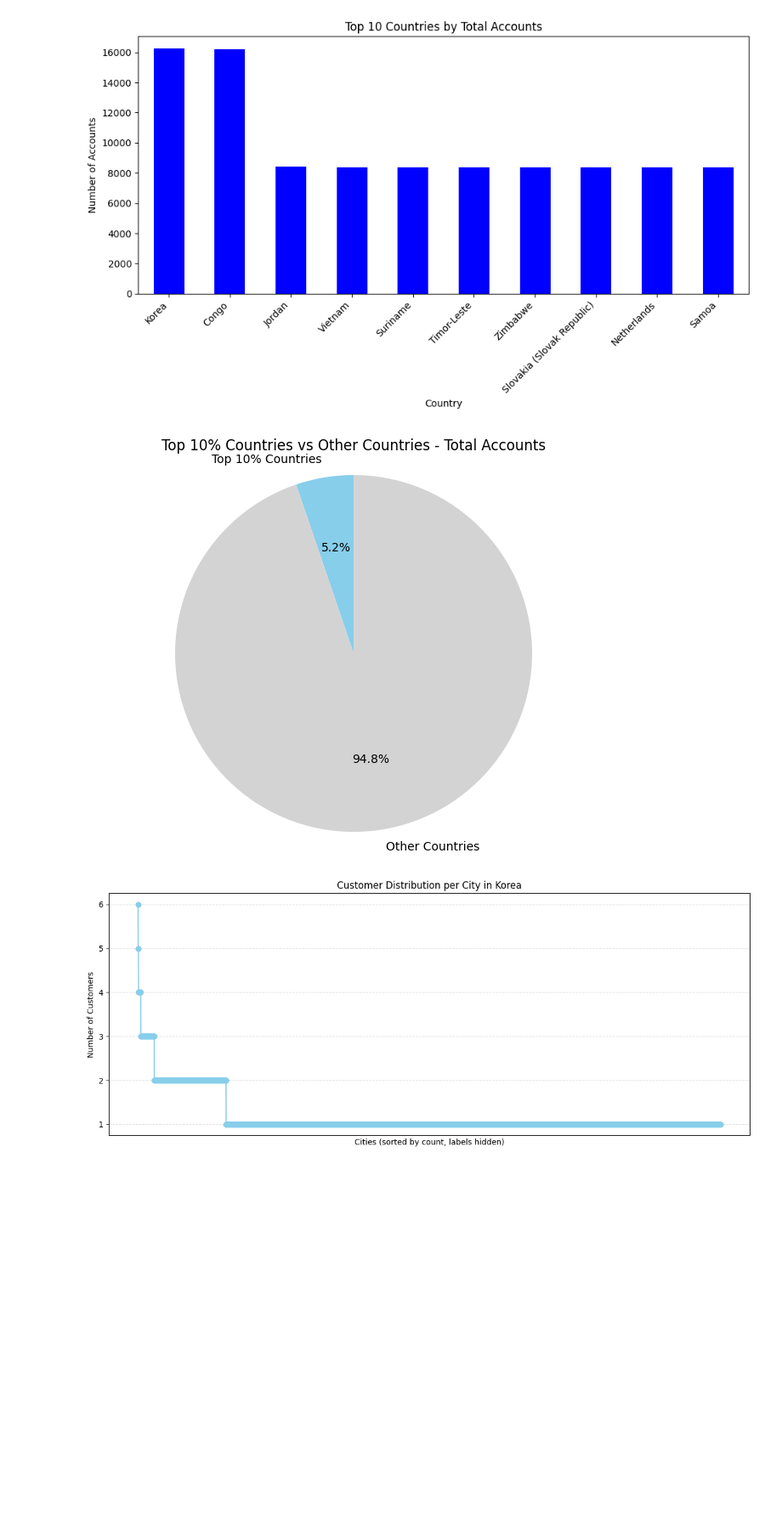
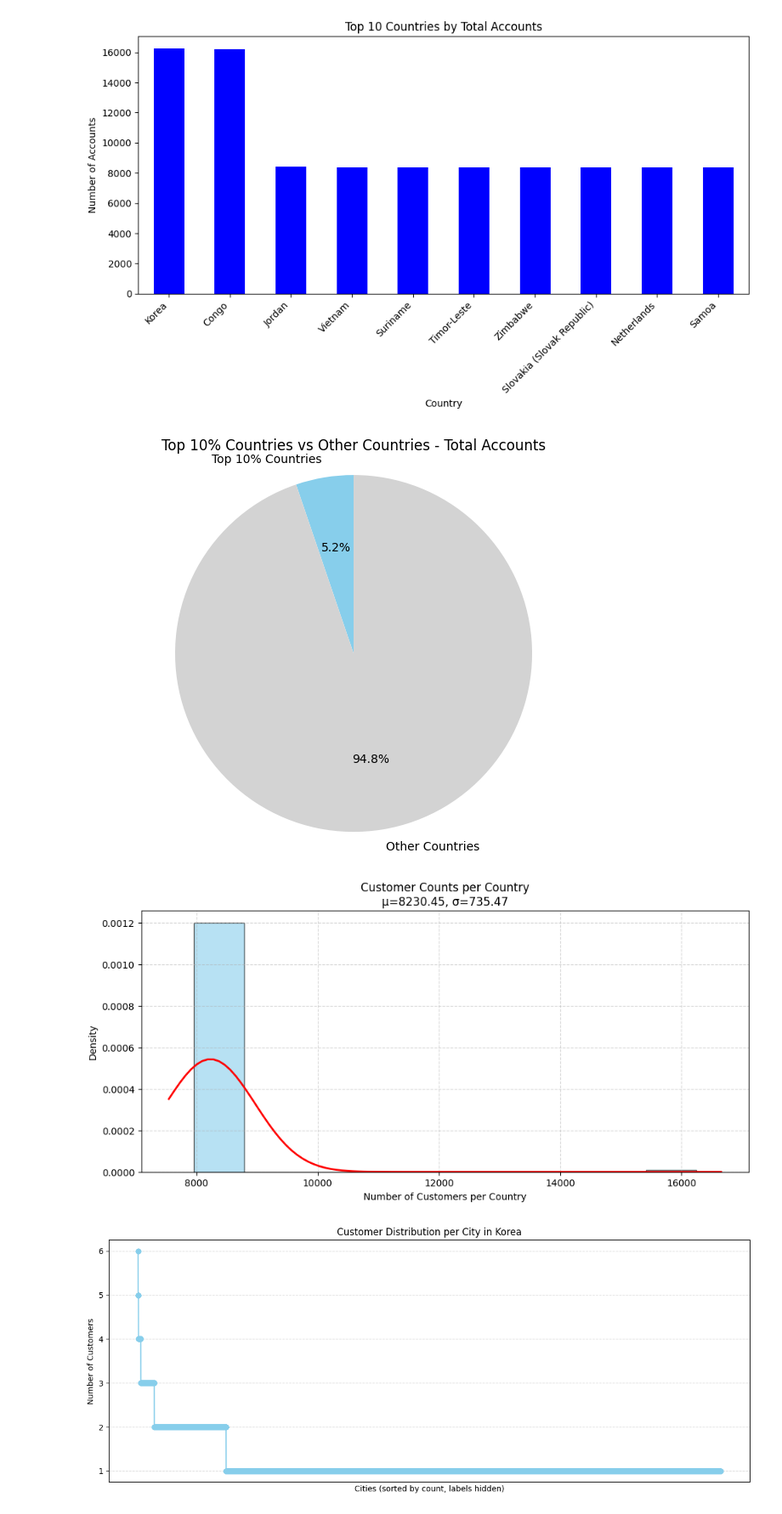
Before and after one commit to hfahrudin/Technical-AI-Engineer-Test, a Jupyter notebook: coding_test_2.ipynb, the cells around one changed output. Shown at 85% size. Saved outputs shown, nothing was run; the diff lists cells and outputs as text; code cells hidden in the pictures; blank space fills up the shorter version.

```diff
--- a/coding_test_2.ipynb
+++ b/coding_test_2.ipynb
@@ -70,23 +70,45 @@ plt.show()
 # %%
 
 top_k = int(0.1*len(accounts_per_country))
 top_countries_sum = top_countries.sum()
 
 # Sum of all other countries
 other_sum = accounts_per_country.iloc[top_k:].sum()
 
 # Prepare data for pie chart
 pie_data = [top_countries_sum, other_sum]
 labels = [f'Top 10% Countries', 'Other Countries']
 
 # Plot
 plt.figure(figsize=(8,6))
 plt.pie(pie_data, labels=labels, autopct='%1.1f%%', colors=['skyblue', 'lightgray'], startangle=90)
 plt.title(f'Top 10% Countries vs Other Countries - Total Accounts')
 plt.axis('equal')  # Equal aspect ratio ensures pie is circular
 plt.show()
+
+
+mu = accounts_per_country.mean()
+std = accounts_per_country.std()
+
+
+plt.figure(figsize=(10,5))
+plt.hist(accounts_per_country, bins=10, density=True, alpha=0.6, color='skyblue', edgecolor='black')
+
+# Normal distribution curve
+xmin, xmax = plt.xlim()
+x = np.linspace(xmin, xmax, 100)
+p = norm.pdf(x, mu, std)
+plt.plot(x, p, 'r', linewidth=2)
+
+plt.title(f'Customer Counts per Country\nμ={mu:.2f}, σ={std:.2f}')
+plt.xlabel('Number of Customers per Country')
+plt.ylabel('Density')
+plt.grid(True, linestyle='--', alpha=0.5)
+plt.tight_layout()
+plt.show()
 # %% [output]
 [figure]
+[figure, added]
 # %%
 mus, stds = [] , []
 
```
Also changed, not shown: 5 other files.
